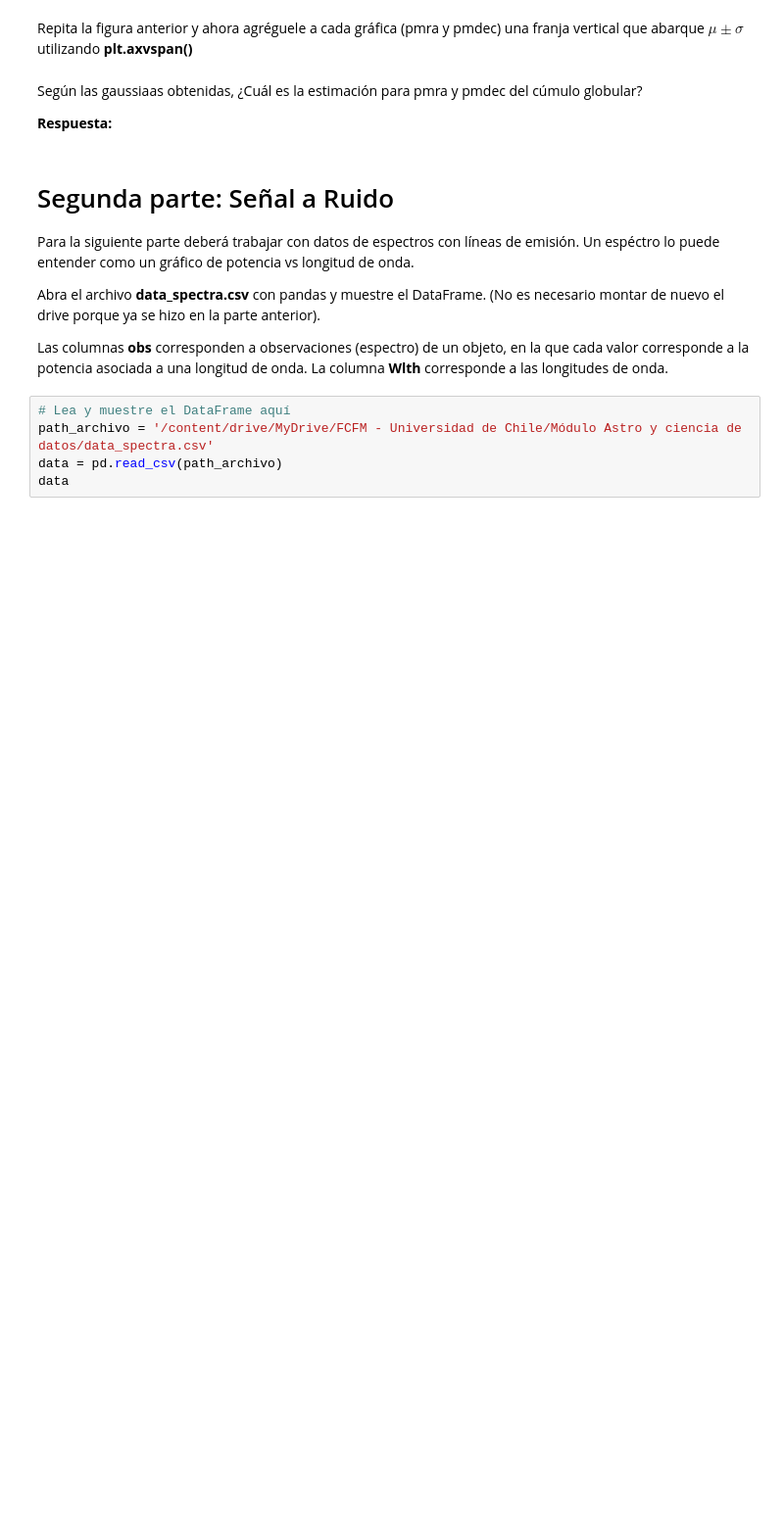
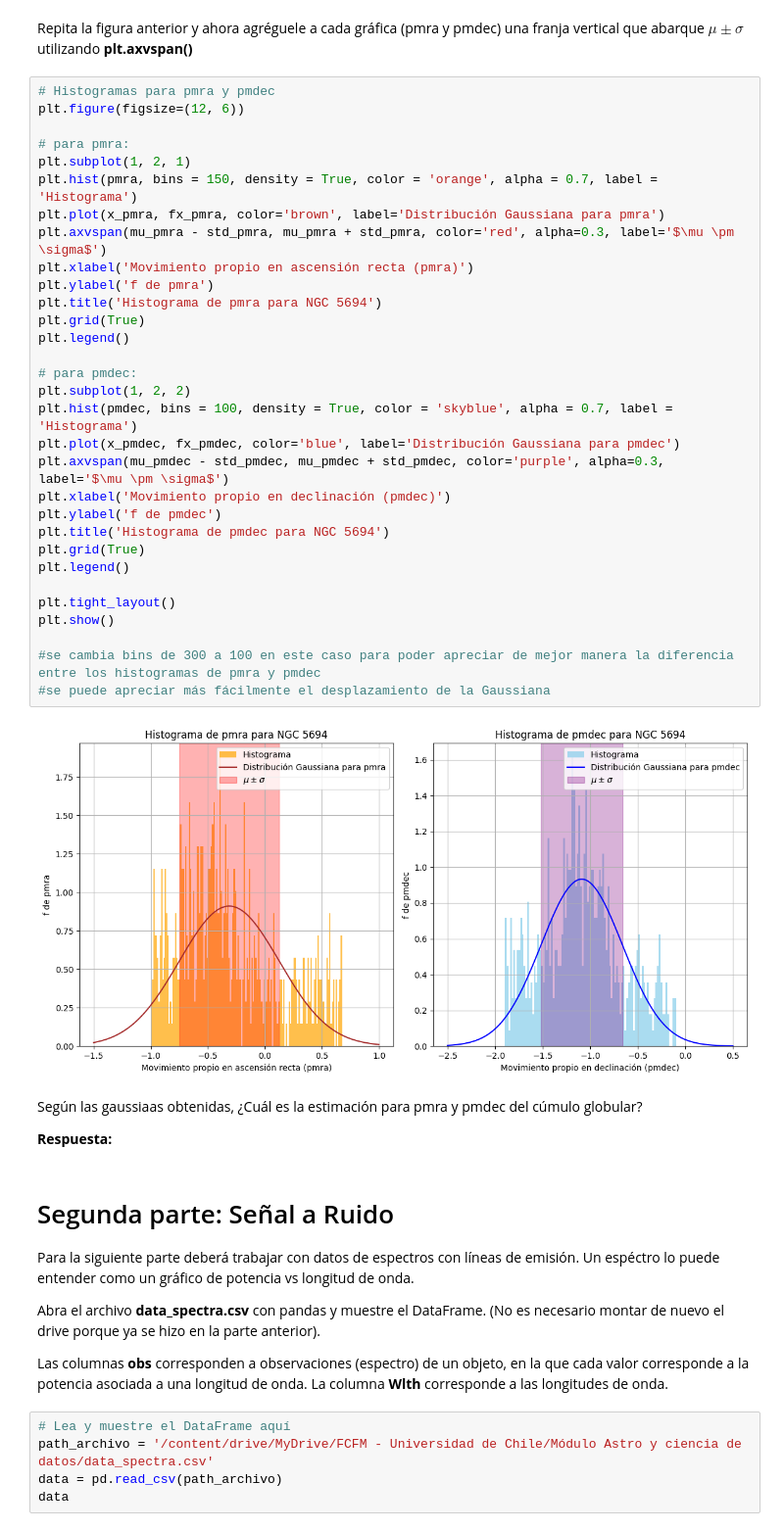
Before and after one commit to azavalac/Tarea-2-zavala, a Jupyter notebook: Tarea2.ipynb, the cells around one changed output. Shown at 98% size. Cells and saved outputs as stored; diff of their text form; blank space fills up the shorter version.

```diff
--- a/Tarea2.ipynb
+++ b/Tarea2.ipynb
@@ -188,5 +233,38 @@ Repita la gráfica anterior pero ahora tanto para pmra como para pmdec e incorpo
 # %% [markdown]
 Repita la figura anterior y ahora agréguele a cada gráfica (pmra y pmdec) una franja vertical que abarque $\mu \pm \sigma$ utilizando **plt.axvspan()**
+# %%
+# Histogramas para pmra y pmdec
+plt.figure(figsize=(12, 6))
+
+# para pmra:
+plt.subplot(1, 2, 1)
+plt.hist(pmra, bins = 150, density = True, color = 'orange', alpha = 0.7, label = 'Histograma')
+plt.plot(x_pmra, fx_pmra, color='brown', label='Distribución Gaussiana para pmra')
+plt.axvspan(mu_pmra - std_pmra, mu_pmra + std_pmra, color='red', alpha=0.3, label='$\mu \pm \sigma$')
+plt.xlabel('Movimiento propio en ascensión recta (pmra)')
+plt.ylabel('f de pmra')
+plt.title('Histograma de pmra para NGC 5694')
+plt.grid(True)
+plt.legend()
+
+# para pmdec:
+plt.subplot(1, 2, 2)
+plt.hist(pmdec, bins = 100, density = True, color = 'skyblue', alpha = 0.7, label = 'Histograma')
+plt.plot(x_pmdec, fx_pmdec, color='blue', label='Distribución Gaussiana para pmdec')
+plt.axvspan(mu_pmdec - std_pmdec, mu_pmdec + std_pmdec, color='purple', alpha=0.3, label='$\mu \pm \sigma$')
+plt.xlabel('Movimiento propio en declinación (pmdec)')
+plt.ylabel('f de pmdec')
+plt.title('Histograma de pmdec para NGC 5694')
+plt.grid(True)
+plt.legend()
+
+plt.tight_layout()
+plt.show()
+
+#se cambia bins de 300 a 100 en este caso para poder apreciar de mejor manera la diferencia entre los histogramas de pmra y pmdec
+#se puede apreciar más fácilmente el desplazamiento de la Gaussiana
+# %% [output]
+[figure, added]
 # %% [markdown]
 Según las gaussiaas obtenidas, ¿Cuál es la estimación para pmra y pmdec del cúmulo globular?
 
```
Also changed, not shown: parts of 3 cells of this notebook.
